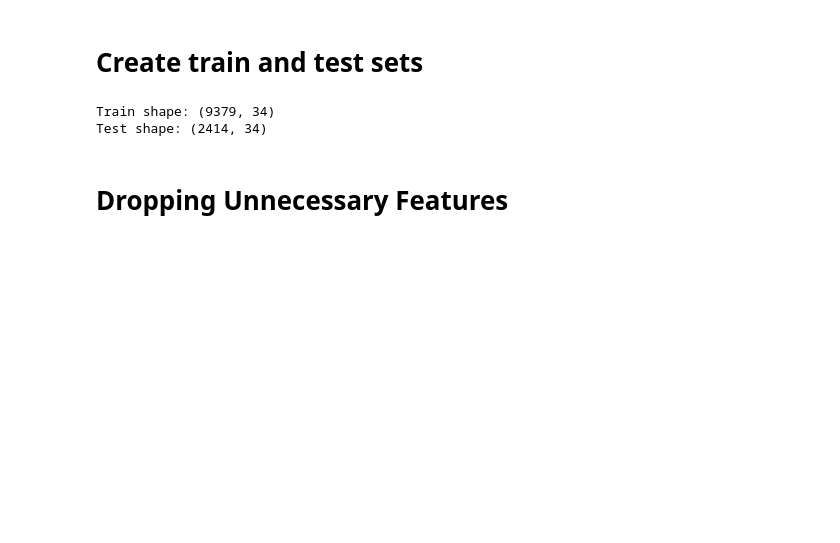
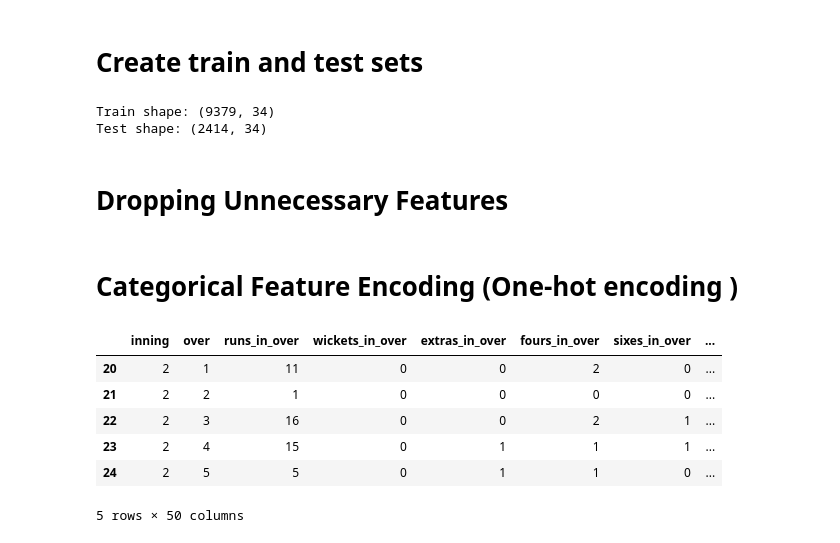
Before and after one commit to Jana1805/ML-Assignment, a Jupyter notebook: notebooks/RandomForest.ipynb, the cells around one changed output. Drawn from its saved outputs; the diff is of its cells as text; code cells hidden in the pictures; blank space fills up the shorter version.

Commit message:
Apply one-hot encoding to categorical features

```diff
--- a/notebooks/RandomForest.ipynb
+++ b/notebooks/RandomForest.ipynb
@@ -457,3 +457,24 @@ cols_to_drop = ['city', 'venue', 'toss_winner', 'team1', 'team2','winner','toss_
 
 X_train = X_train.drop(columns=cols_to_drop, errors='ignore')
 X_test = X_test.drop(columns=cols_to_drop, errors='ignore')
+# %% [markdown]
+# Categorical Feature Encoding (One-hot encoding )
+# %%
+categorical_columns = ['batting_team', 'bowling_team']
+
+# one hot encoding - fitting on training data
+
+X_train = pd.get_dummies(X_train, columns=categorical_columns, drop_first=True)
+X_test = pd.get_dummies(X_test, columns=categorical_columns, drop_first=True)
+
+X_train, X_test = X_train.align(X_test, join='left', axis=1, fill_value=0)
+# %%
+X_train.head()
+# %% [output]
+|  | inning | over | runs_in_over | wickets_in_over | extras_in_over | fours_in_over | sixes_in_over | ... |
+| 20 | 2 | 1 | 11 | 0 | 0 | 2 | 0 | ... |
+| 21 | 2 | 2 | 1 | 0 | 0 | 0 | 0 | ... |
+| 22 | 2 | 3 | 16 | 0 | 0 | 2 | 1 | ... |
+| 23 | 2 | 4 | 15 | 0 | 1 | 1 | 1 | ... |
+| 24 | 2 | 5 | 5 | 0 | 1 | 1 | 0 | ... |
+5 rows × 50 columns
```
Also changed, not shown: parts of 1 cell of this notebook.
